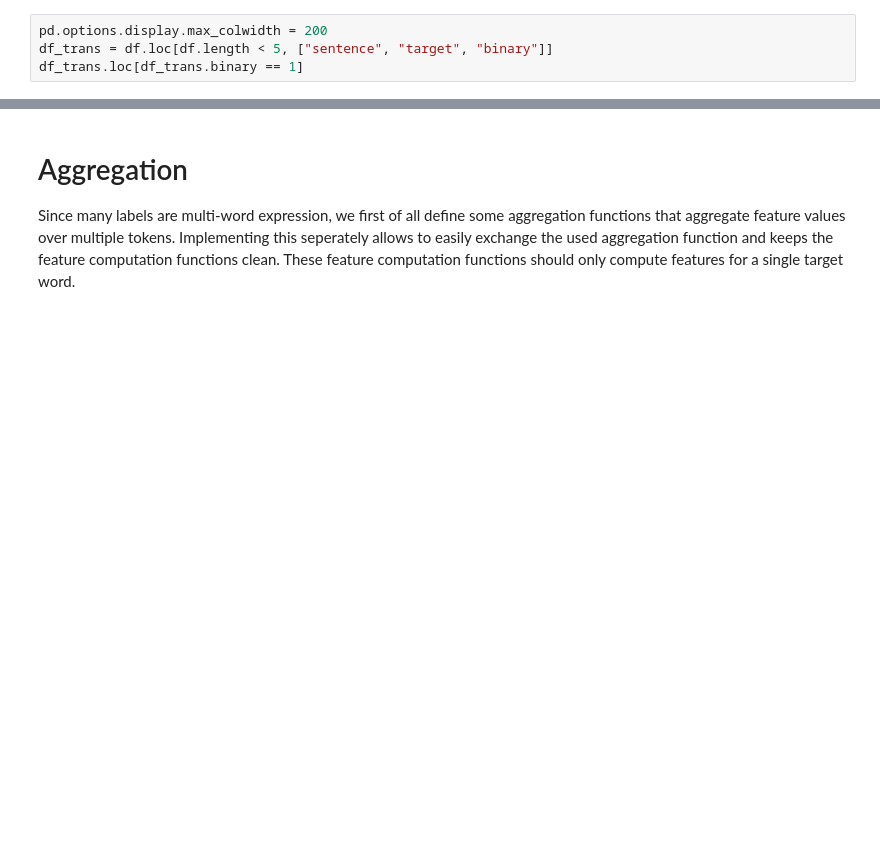
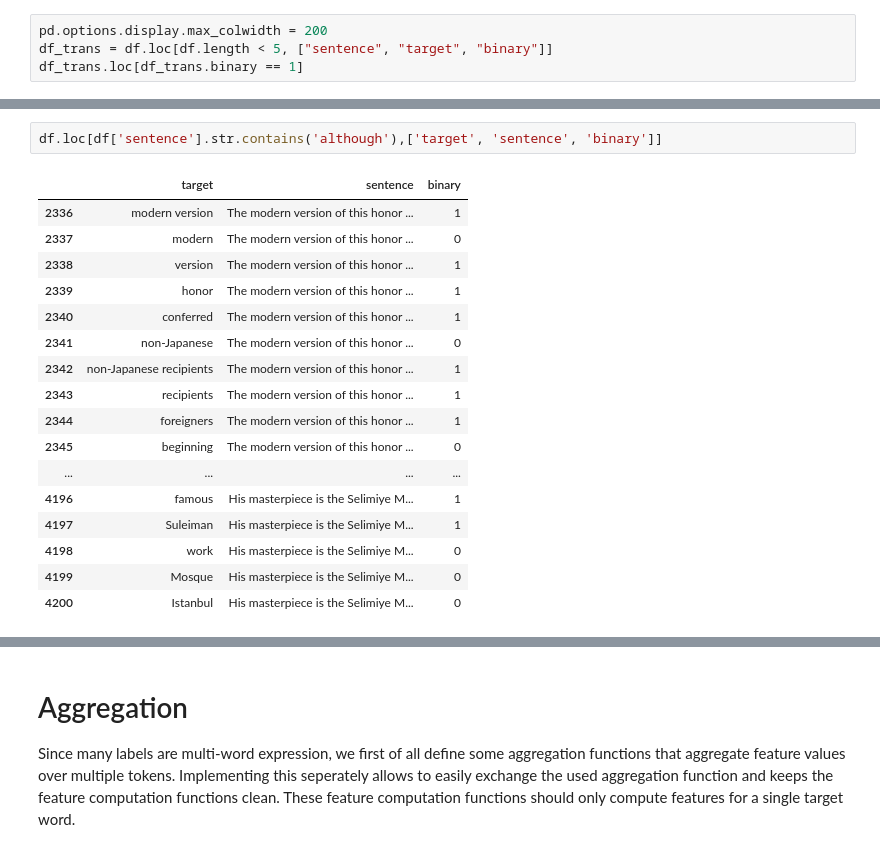
Before and after one commit to kristiankolthoff/CoWoPhId, a Jupyter notebook: python/FeaturesCWI.ipynb, the cells around one changed output, grey strips where cells are left out. Drawn from its saved outputs; the diff is of its cells as text; blank space fills up the shorter version.

```diff
--- a/python/FeaturesCWI.ipynb
+++ b/python/FeaturesCWI.ipynb
@@ -21,0 +79,20 @@ df_trans.loc[df_trans.binary == 1]
+# %%
+df.loc[df['sentence'].str.contains('although'),['target', 'sentence', 'binary']]
+# %% [output]
+|  | target | sentence | binary |
+| 2336 | modern version | The modern version of this honor ... | 1 |
+| 2337 | modern | The modern version of this honor ... | 0 |
+| 2338 | version | The modern version of this honor ... | 1 |
+| 2339 | honor | The modern version of this honor ... | 1 |
+| 2340 | conferred | The modern version of this honor ... | 1 |
+| 2341 | non-Japanese | The modern version of this honor ... | 0 |
+| 2342 | non-Japanese recipients | The modern version of this honor ... | 1 |
+| 2343 | recipients | The modern version of this honor ... | 1 |
+| 2344 | foreigners | The modern version of this honor ... | 1 |
+| 2345 | beginning | The modern version of this honor ... | 0 |
+| ... | ... | ... | ... |
+| 4196 | famous | His masterpiece is the Selimiye M... | 1 |
+| 4197 | Suleiman | His masterpiece is the Selimiye M... | 1 |
+| 4198 | work | His masterpiece is the Selimiye M... | 0 |
+| 4199 | Mosque | His masterpiece is the Selimiye M... | 0 |
+| 4200 | Istanbul | His masterpiece is the Selimiye M... | 0 |
```
Also changed, not shown: parts of 18 cells of this notebook.
